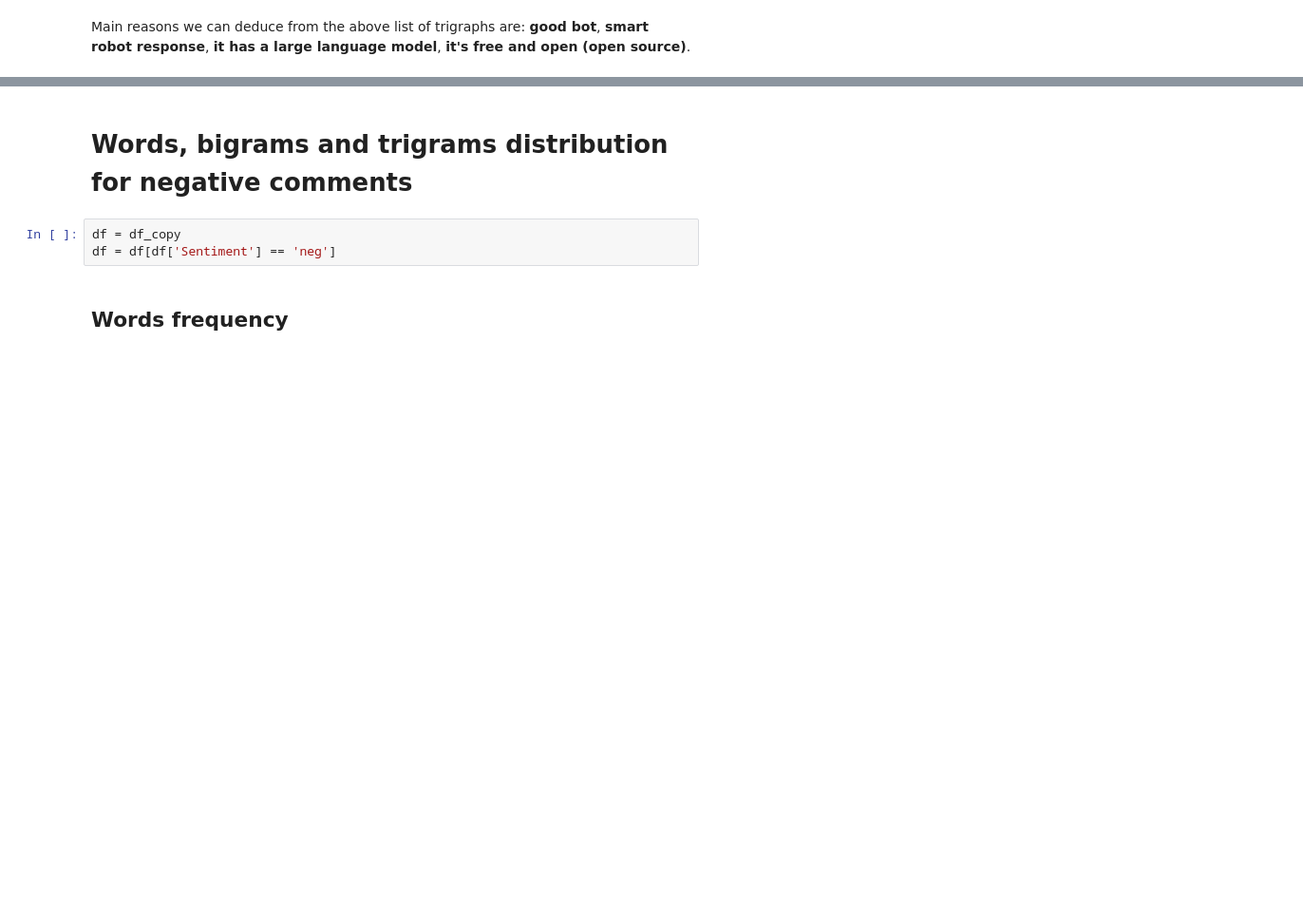
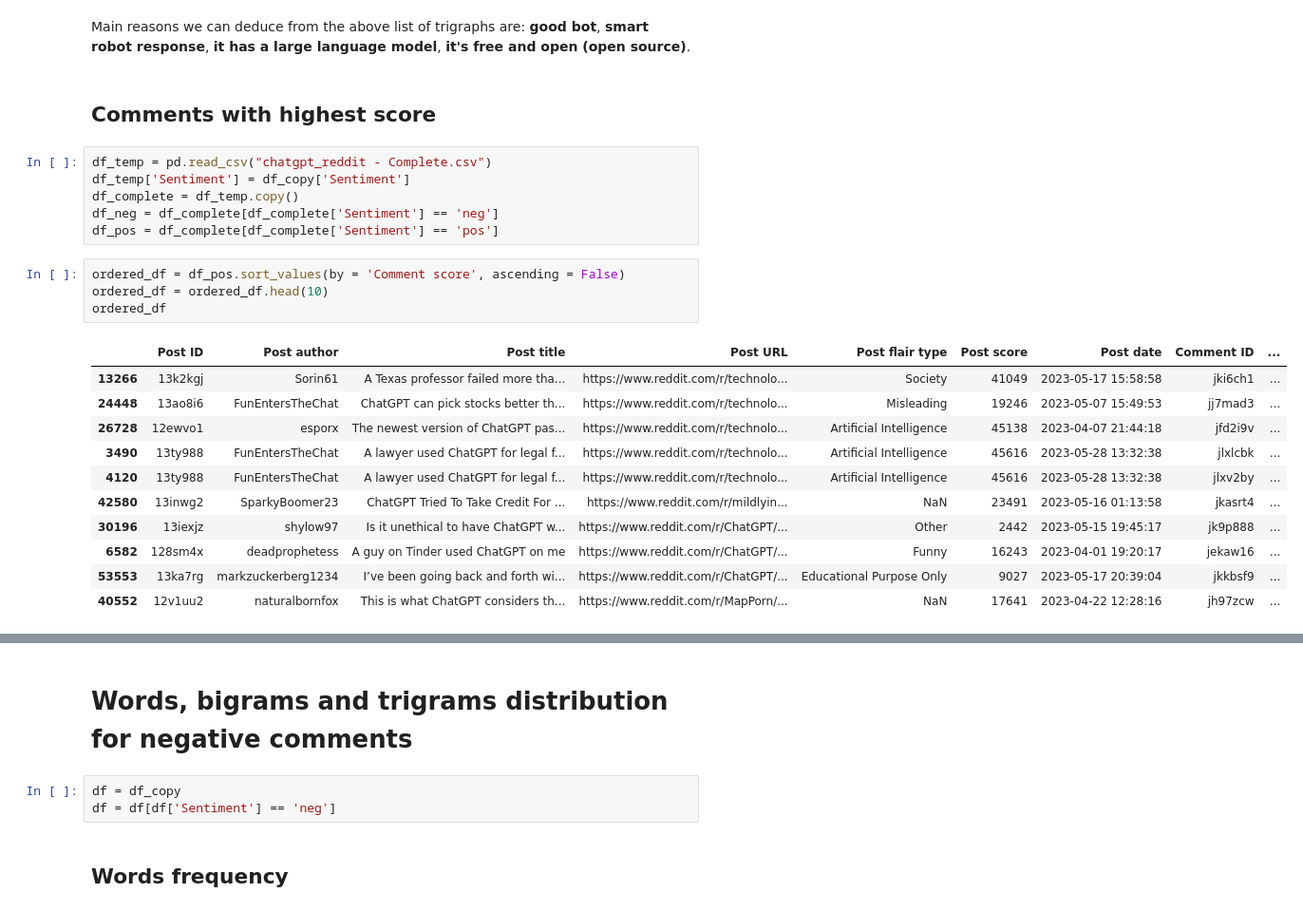
Before and after one commit to Claudio-95/DJ23-project, a Jupyter notebook: Notebook/Sentiment analysis - Complete.ipynb, the cells around one changed output, grey strips where cells are left out. Shown at 95% size. Drawn from its saved outputs; the diff is of its cells as text; blank space fills up the shorter version.

```diff
--- a/Notebook/Sentiment analysis - Complete.ipynb
+++ b/Notebook/Sentiment analysis - Complete.ipynb
@@ -268,2 +184,26 @@ for ngram, freq in sorted_freq[:N]:
 # %% [markdown]
 Main reasons we can deduce from the above list of trigraphs are: **good bot**, **smart robot response**, **it has a large language model**, **it's free and open (open source)**.
+# %% [markdown]
+## Comments with highest score
+# %%
+df_temp = pd.read_csv("chatgpt_reddit - Complete.csv")
+df_temp['Sentiment'] = df_copy['Sentiment']
+df_complete = df_temp.copy()
+df_neg = df_complete[df_complete['Sentiment'] == 'neg']
+df_pos = df_complete[df_complete['Sentiment'] == 'pos']
+# %%
+ordered_df = df_pos.sort_values(by = 'Comment score', ascending = False)
+ordered_df = ordered_df.head(10)
+ordered_df
+# %% [output]
+|  | Post ID | Post author | Post title | Post URL | Post flair type | Post score | Post date | Comment ID | ... |
+| 13266 | 13k2kgj | Sorin61 | A Texas professor failed more tha... | https://www.reddit.com/r/technolo... | Society | 41049 | 2023-05-17 15:58:58 | jki6ch1 | ... |
+| 24448 | 13ao8i6 | FunEntersTheChat | ChatGPT can pick stocks better th... | https://www.reddit.com/r/technolo... | Misleading | 19246 | 2023-05-07 15:49:53 | jj7mad3 | ... |
+| 26728 | 12ewvo1 | esporx | The newest version of ChatGPT pas... | https://www.reddit.com/r/technolo... | Artificial Intelligence | 45138 | 2023-04-07 21:44:18 | jfd2i9v | ... |
+| 3490 | 13ty988 | FunEntersTheChat | A lawyer used ChatGPT for legal f... | https://www.reddit.com/r/technolo... | Artificial Intelligence | 45616 | 2023-05-28 13:32:38 | jlxlcbk | ... |
+| 4120 | 13ty988 | FunEntersTheChat | A lawyer used ChatGPT for legal f... | https://www.reddit.com/r/technolo... | Artificial Intelligence | 45616 | 2023-05-28 13:32:38 | jlxv2by | ... |
+| 42580 | 13inwg2 | SparkyBoomer23 | ChatGPT Tried To Take Credit For ... | https://www.reddit.com/r/mildlyin... | NaN | 23491 | 2023-05-16 01:13:58 | jkasrt4 | ... |
+| 30196 | 13iexjz | shylow97 | Is it unethical to have ChatGPT w... | https://www.reddit.com/r/ChatGPT/... | Other | 2442 | 2023-05-15 19:45:17 | jk9p888 | ... |
+| 6582 | 128sm4x | deadprophetess | A guy on Tinder used ChatGPT on me | https://www.reddit.com/r/ChatGPT/... | Funny | 16243 | 2023-04-01 19:20:17 | jekaw16 | ... |
+| 53553 | 13ka7rg | markzuckerberg1234 | I’ve been going back and forth wi... | https://www.reddit.com/r/ChatGPT/... | Educational Purpose Only | 9027 | 2023-05-17 20:39:04 | jkkbsf9 | ... |
+| 40552 | 12v1uu2 | naturalbornfox | This is what ChatGPT considers th... | https://www.reddit.com/r/MapPorn/... | NaN | 17641 | 2023-04-22 12:28:16 | jh97zcw | ... |
```
Also changed, not shown: parts of 31 cells of this notebook.
